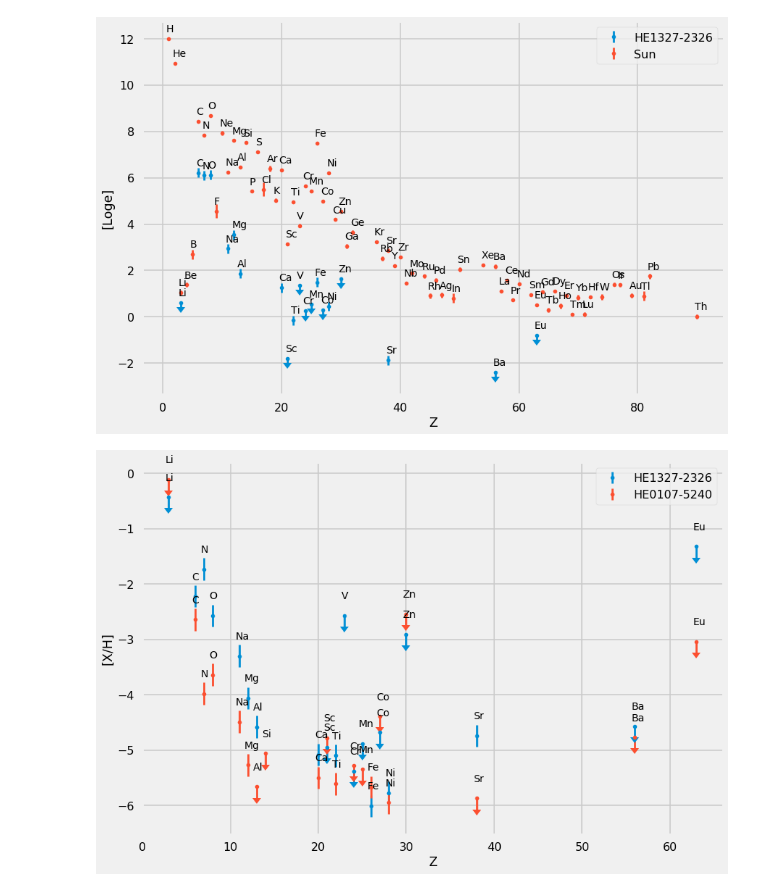
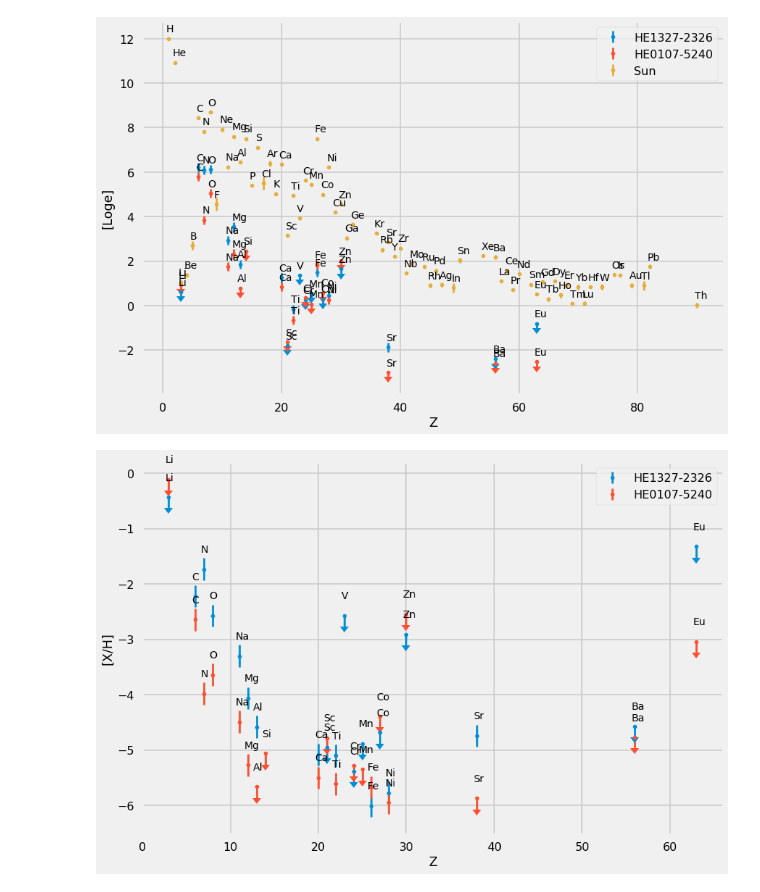
Before and after one commit to Samuel316/StarPlots, a Jupyter notebook: notebooks/Star_Plot.ipynb, the cells around one changed output. Saved outputs shown, nothing was run; the diff lists cells and outputs as text; code cells hidden in the pictures.

Commit message:
Moved plot to script

```diff
--- a/notebooks/Star_Plot.ipynb
+++ b/notebooks/Star_Plot.ipynb
@@ -53,7 +13,8 @@ def plot_star(star, y_axis, ax=None):
 # %%
 plot_star("HE1327-2326", 'Loge')
-plot_star("Asplund", 'Loge')
+plot_star("HE0107-5240", 'Loge')
+plot_star("Asplund", 'Loge');
 # %% [output]
-[figure, old version]
+[figure, new version]
 # %%
 plot_star("HE1327-2326", "X/H")
```
Also changed, not shown: parts of 4 cells of this notebook, 5 other files.
